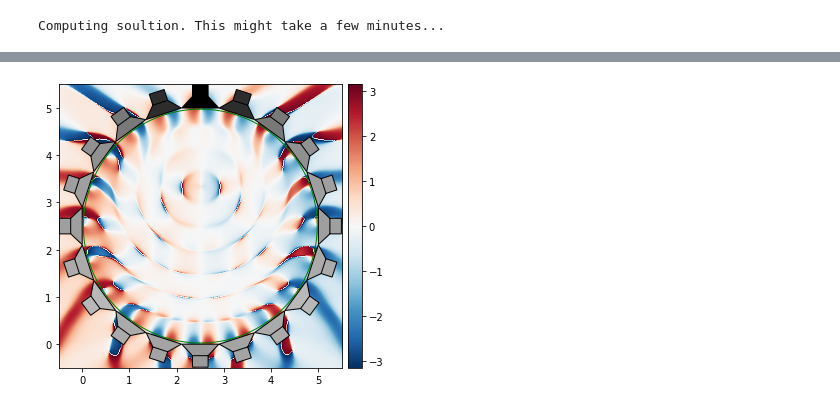
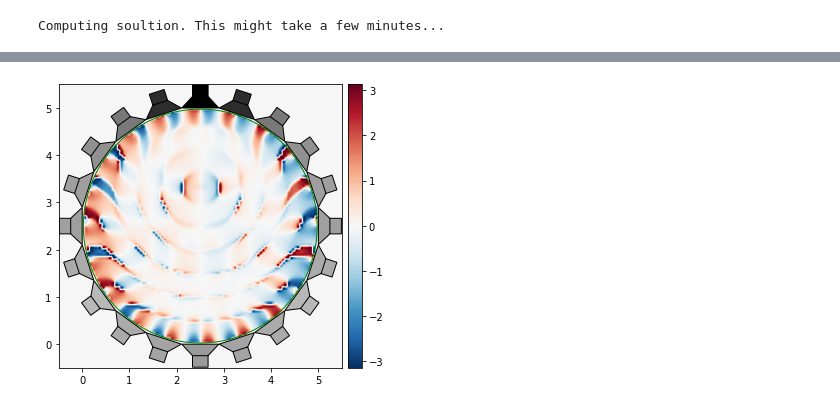
Before and after one commit to asouchaud/SURREY-sweet-lehmann, a Jupyter notebook: experiments/taslp2022/sweet_figures.ipynb, the cells around one changed output, grey strips where cells are left out. Cells and saved outputs as stored; diff of their text form; code cells hidden in the pictures.

```diff
--- a/experiments/taslp2022/sweet_figures.ipynb
+++ b/experiments/taslp2022/sweet_figures.ipynb
@@ -122,11 +123,11 @@ Time A 0.04597902297973633
 # %%
-pp.interaural_difference(mask=False,
+pp.interaural_difference(mask=True,
                          regions=True,
                          loudspeakers=True,
                          object_name='u',
                          interaural_name='IPD')
 # %% [output]
-[figure, old version]
+[figure, new version]
 # %%
 mat = scipy.io.loadmat(f'data/localization_estimations/{method}_{instance}.mat')
 localization_u = mat['localization_u']
```
Also changed, not shown: parts of 4 cells of this notebook, 1 other file.
